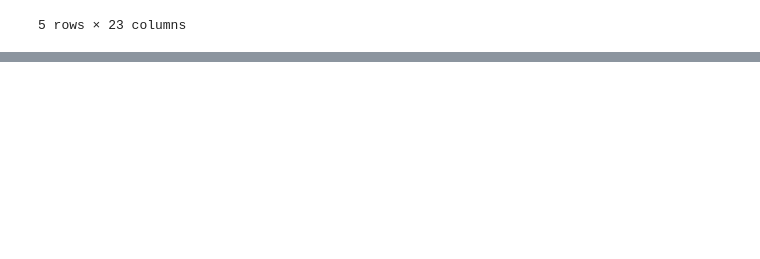
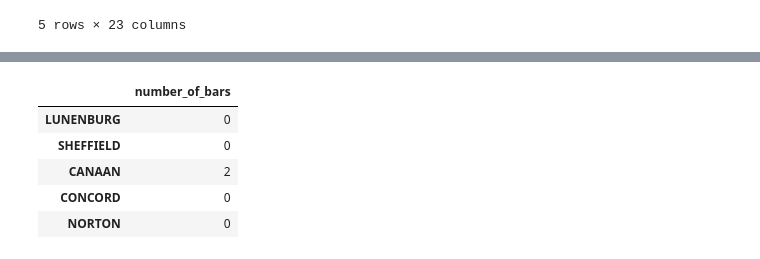
Before and after one commit to lighthouse-labs/data_week_2_solutions, a Jupyter notebook: data_wrangling/data_wrangling_challenge_solution.ipynb, the cells around one changed output, grey strips where cells are left out. Saved outputs shown, nothing was run; the diff lists cells and outputs as text; code cells hidden in the pictures; blank space fills up the shorter version.

```diff
--- a/data_wrangling/data_wrangling_challenge_solution.ipynb
+++ b/data_wrangling/data_wrangling_challenge_solution.ipynb
@@ -34,0 +45,4 @@ client = Foursquare(client_id = foursquare_id,
+# %%
+# Because of limitations in requests, we are going to find number of bars and venues for each town only
+towns = list(data["TOWN"].value_counts().index)
+print(len(towns))
@@ -35,28 +51,25 @@ client = Foursquare(client_id = foursquare_id,
 # %%
-import time
-number_of_bars = []
+number_of_bars = {}
 ind = 0
-for crash in data.iterrows():
-    if ind % 100 == 0:
+for town in towns:
+    if ind % 50 == 0:
         print(ind)
     try:
-        this_crash = crash[1]
-        county = this_crash["COUNTY_NAME"] + ",MD"
-        response = client.venues.search({"near" : county,
+        # we have collission in Vermont (VT) so we add VT so API is sure which town we mean.
+        town = town + ",VT"
+        response = client.venues.search({"near" : town,
                                          "limit" : 50,
                                          "intent" : "browse",
                                          "radius" : 5000,
+                                         # this category is for nightlife: https://developer.foursquare.com/docs/build-with-foursquare/categories/
                                          "categoryId" : "4d4b7105d754a06376d81259"})
-        #print response
-        number_of_bars.append(len(response["venues"]))
+        number_of_bars[town] = len(response["venues"])
     except Exception as e:
         print(e)
         if e == "Quota exceeded":
             print("exceeded quota: waiting for an hour")
             time.sleep(3600)
-        number_of_bars.append(-1)
-#     break
+        number_of_bars[town] = -1
     ind += 1
-data["number_of_bars"] = number_of_bars
 # %% [output]
 0
@@ -138,0 +96,9 @@ data = pd.concat([data, pd.DataFrame(weather).transpose()], axis=1)
+# %%
+df_number_of_bars.head()
+# %% [output]
+|  | number_of_bars |
+| LUNENBURG | 0 |
+| SHEFFIELD | 0 |
+| CANAAN | 2 |
+| CONCORD | 0 |
+| NORTON | 0 |
```
Also changed, not shown: parts of 20 cells of this notebook.
